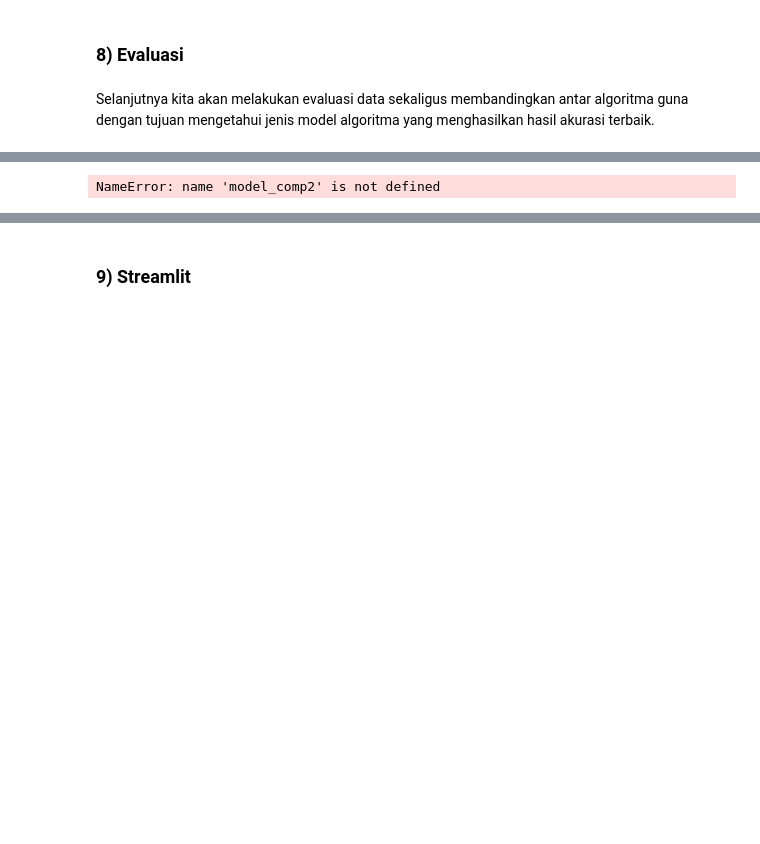
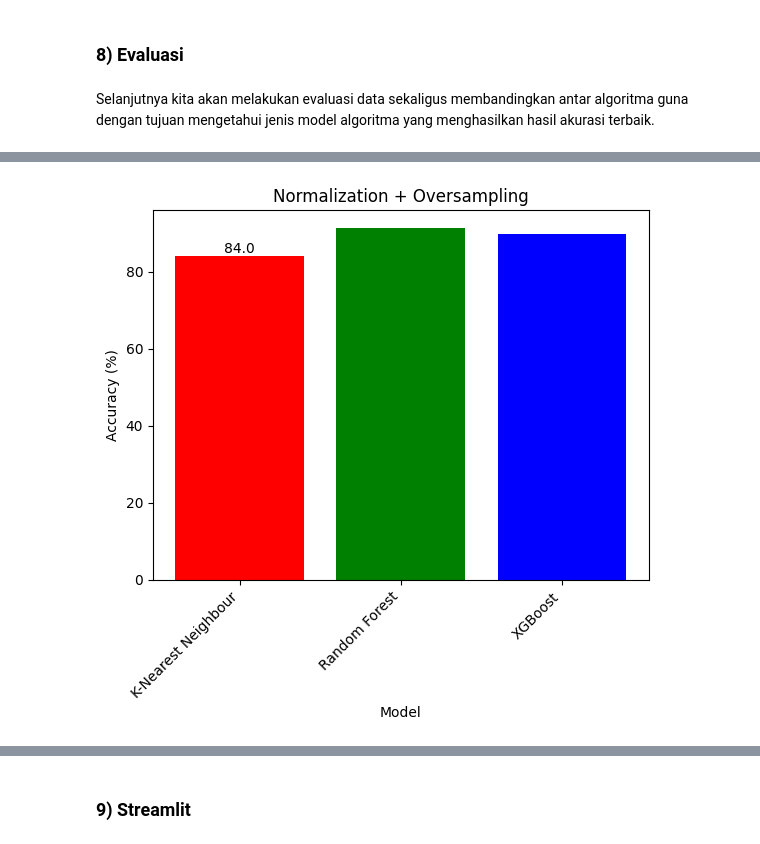
Before and after one commit to zidanzett/hearth-disease, a Jupyter notebook: main.ipynb, the cells around one changed output, grey strips where cells are left out. Drawn from its saved outputs; the diff is of its cells as text; code cells hidden in the pictures; blank space fills up the shorter version.

```diff
--- a/main.ipynb
+++ b/main.ipynb
@@ -1054,14 +1115,15 @@ NameError: name 'accuracy_xgb_smote_normal' is not defined
 # %%
 # Membuat bar plot dengan keterangan jumlah fig, ax = plt.subplots()
 bars = plt.bar(model_comp2['Model'], model_comp2['Accuracy'], color=['red', 'green', 'blue'])
 plt.xlabel('Model')
 plt.ylabel('Accuracy (%)')
 plt.title('Normalization + Oversampling')
 plt.xticks(rotation=45, ha='right') # Untuk memutar label sumbu x agar lebih mudah dibaca
 
-# Menambahkan keterangan jumlah di atas setiap bar for bar in bars:
-yval = bar.get_height()
-plt.text(bar.get_x() + bar.get_width()/2, yval, round(yval, 2), ha='center', va='bottom')
-plt.show()
+# Menambahkan keterangan jumlah di atas setiap bar
+for bar in bars:
+  yval = bar.get_height()
+  plt.text(bar.get_x() + bar.get_width()/2, yval, round(yval, 2), ha='center', va='bottom')
+  plt.show()
 # %% [output]
-NameError: name 'model_comp2' is not defined
+[figure, added]
```
Also changed, not shown: parts of 34 cells of this notebook.
